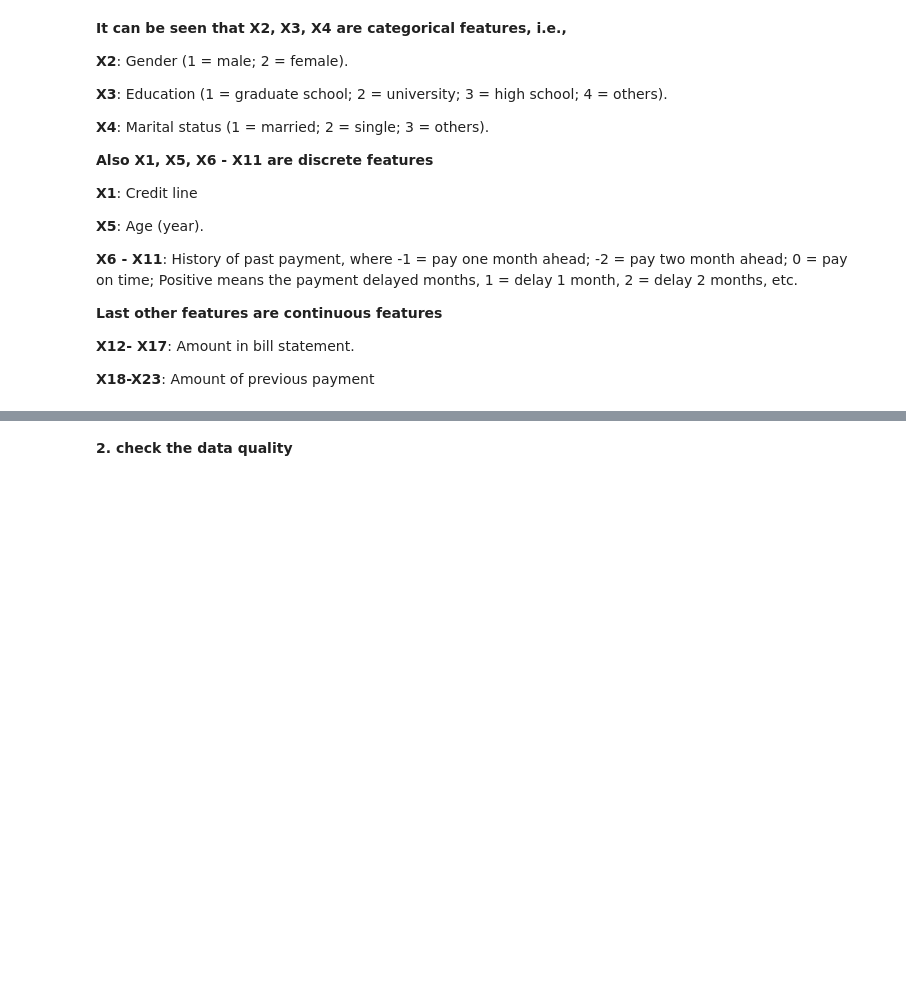
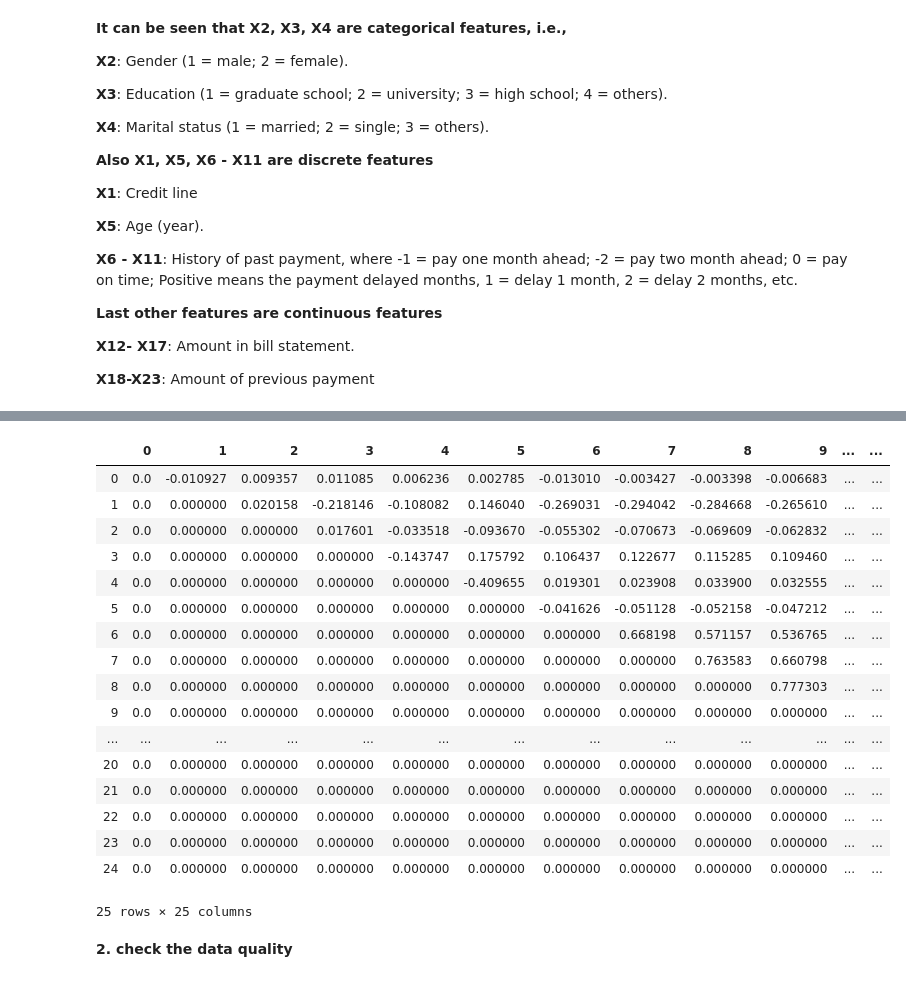
Before and after one commit to robinsxdgi/Machine-Learning, a Jupyter notebook: Bank-Fraud-Detection/Bank-Fraud-Detection.ipynb, the cells around one changed output, grey strips where cells are left out. Saved outputs shown, nothing was run; the diff lists cells and outputs as text; code cells hidden in the pictures; blank space fills up the shorter version.

```diff
--- a/Bank-Fraud-Detection/Bank-Fraud-Detection.ipynb
+++ b/Bank-Fraud-Detection/Bank-Fraud-Detection.ipynb
@@ -156,0 +161,4 @@ plt.show()
+# %%
+# select the upper triangle matrix of the correlation matrix
+df_corr = train.corr()
+df_corr_upper = pd.DataFrame(np.triu(df_corr, k=1)).abs()
@@ -157,3 +232,24 @@ plt.show()
+# %%
+pd.DataFrame(np.triu(df_corr, k=1))
+# %% [output]
+|  | 0 | 1 | 2 | 3 | 4 | 5 | 6 | 7 | 8 | 9 | ... | ... |
+| 0 | 0.0 | -0.010927 | 0.009357 | 0.011085 | 0.006236 | 0.002785 | -0.013010 | -0.003427 | -0.003398 | -0.006683 | ... | ... |
+| 1 | 0.0 | 0.000000 | 0.020158 | -0.218146 | -0.108082 | 0.146040 | -0.269031 | -0.294042 | -0.284668 | -0.265610 | ... | ... |
+| 2 | 0.0 | 0.000000 | 0.000000 | 0.017601 | -0.033518 | -0.093670 | -0.055302 | -0.070673 | -0.069609 | -0.062832 | ... | ... |
+| 3 | 0.0 | 0.000000 | 0.000000 | 0.000000 | -0.143747 | 0.175792 | 0.106437 | 0.122677 | 0.115285 | 0.109460 | ... | ... |
+| 4 | 0.0 | 0.000000 | 0.000000 | 0.000000 | 0.000000 | -0.409655 | 0.019301 | 0.023908 | 0.033900 | 0.032555 | ... | ... |
+| 5 | 0.0 | 0.000000 | 0.000000 | 0.000000 | 0.000000 | 0.000000 | -0.041626 | -0.051128 | -0.052158 | -0.047212 | ... | ... |
+| 6 | 0.0 | 0.000000 | 0.000000 | 0.000000 | 0.000000 | 0.000000 | 0.000000 | 0.668198 | 0.571157 | 0.536765 | ... | ... |
+| 7 | 0.0 | 0.000000 | 0.000000 | 0.000000 | 0.000000 | 0.000000 | 0.000000 | 0.000000 | 0.763583 | 0.660798 | ... | ... |
+| 8 | 0.0 | 0.000000 | 0.000000 | 0.000000 | 0.000000 | 0.000000 | 0.000000 | 0.000000 | 0.000000 | 0.777303 | ... | ... |
+| 9 | 0.0 | 0.000000 | 0.000000 | 0.000000 | 0.000000 | 0.000000 | 0.000000 | 0.000000 | 0.000000 | 0.000000 | ... | ... |
+| ... | ... | ... | ... | ... | ... | ... | ... | ... | ... | ... | ... | ... |
+| 20 | 0.0 | 0.000000 | 0.000000 | 0.000000 | 0.000000 | 0.000000 | 0.000000 | 0.000000 | 0.000000 | 0.000000 | ... | ... |
+| 21 | 0.0 | 0.000000 | 0.000000 | 0.000000 | 0.000000 | 0.000000 | 0.000000 | 0.000000 | 0.000000 | 0.000000 | ... | ... |
+| 22 | 0.0 | 0.000000 | 0.000000 | 0.000000 | 0.000000 | 0.000000 | 0.000000 | 0.000000 | 0.000000 | 0.000000 | ... | ... |
+| 23 | 0.0 | 0.000000 | 0.000000 | 0.000000 | 0.000000 | 0.000000 | 0.000000 | 0.000000 | 0.000000 | 0.000000 | ... | ... |
+| 24 | 0.0 | 0.000000 | 0.000000 | 0.000000 | 0.000000 | 0.000000 | 0.000000 | 0.000000 | 0.000000 | 0.000000 | ... | ... |
+25 rows × 25 columns
 # %%
 # split the data to train and validation set
 X_train, X_test, y_train, y_test = model_selection.train_test_split(train[:,:-2], Y, test_size=0.2)
```
Also changed, not shown: parts of 14 cells of this notebook.
